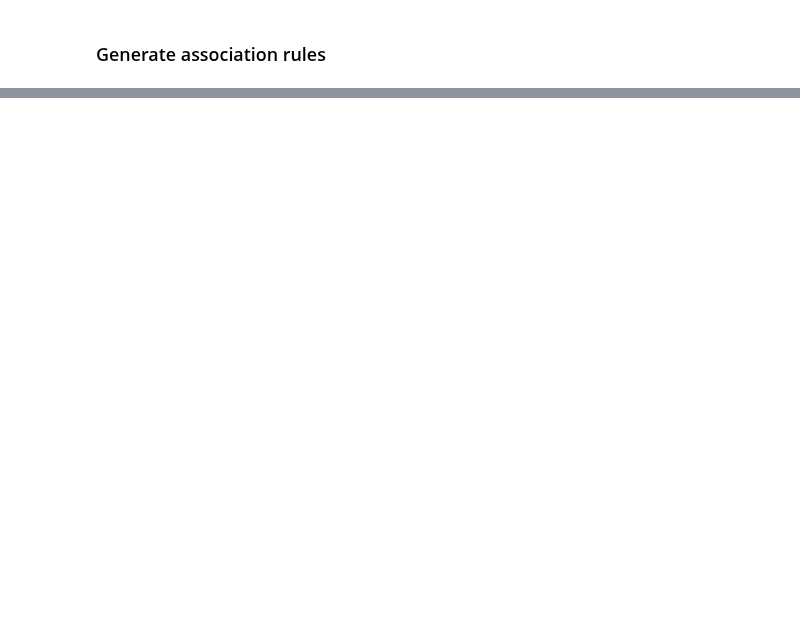
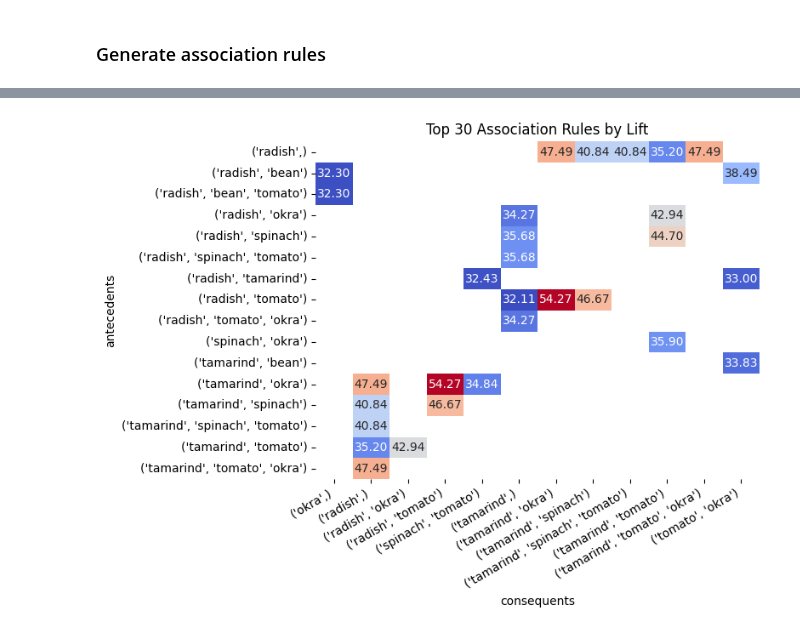
Before and after one commit to rixmape/panlasang-pinoy-clustering, a Jupyter notebook: main.ipynb, the cells around one changed output, grey strips where cells are left out. Drawn from its saved outputs; the diff is of its cells as text; code cells hidden in the pictures; blank space fills up the shorter version.

```diff
--- a/main.ipynb
+++ b/main.ipynb
@@ -608,0 +532,17 @@ fig.show()
+# %%
+top_rules = rules_df.sort_values("lift", ascending=False).head(30)
+pivot = top_rules.pivot(
+    index="antecedents",
+    columns="consequents",
+    values="lift",
+)
+
+plt.figure(figsize=(8, 6))
+sns.heatmap(pivot, annot=True, fmt=".2f", cmap="coolwarm", cbar=False)
+plt.title("Top 30 Association Rules by Lift")
+plt.xticks(rotation=30, ha="right")
+
+plt.tight_layout()
+plt.show()
+# %% [output]
+[figure, added]
```
Also changed, not shown: parts of 33 cells of this notebook, 1 other file.
